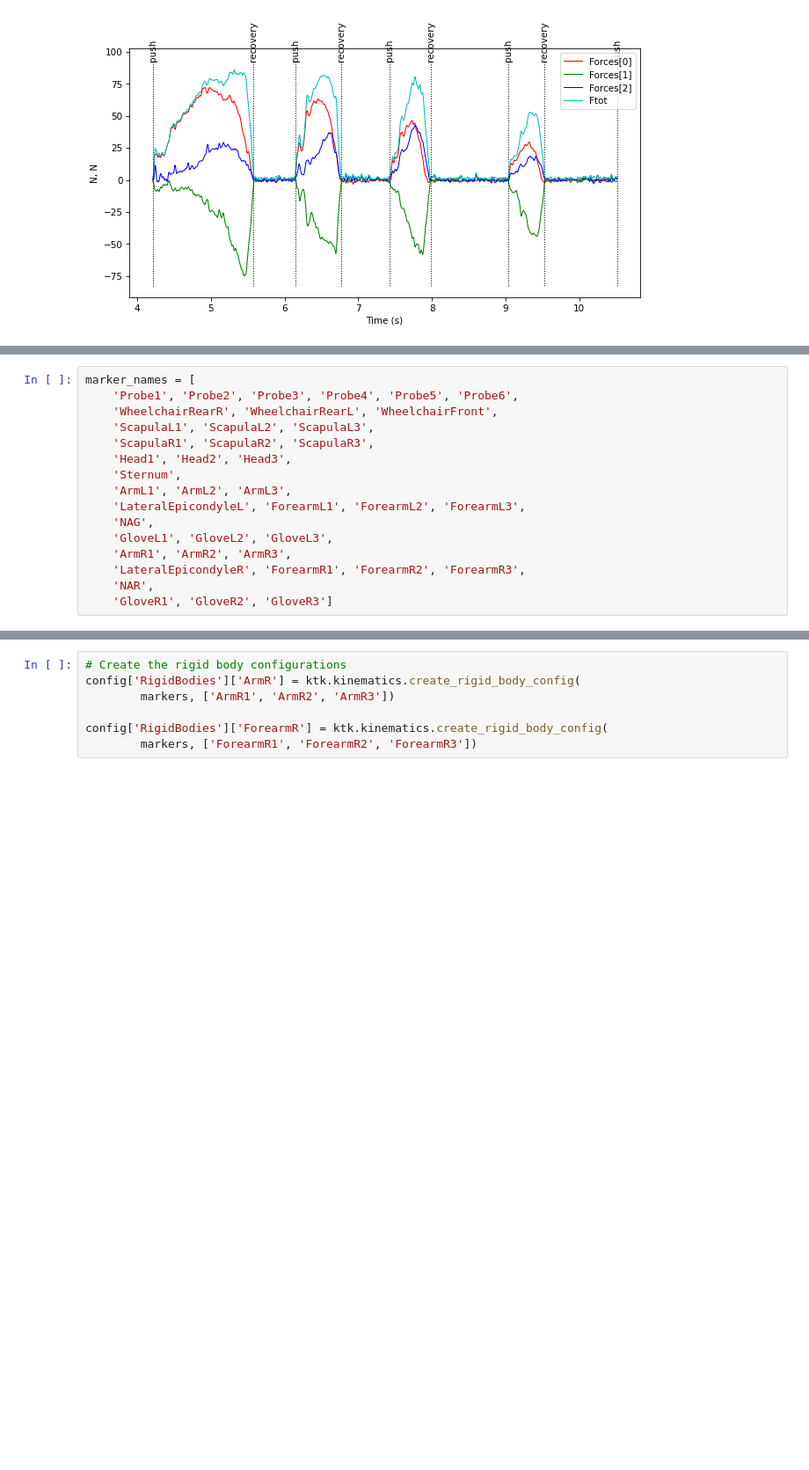
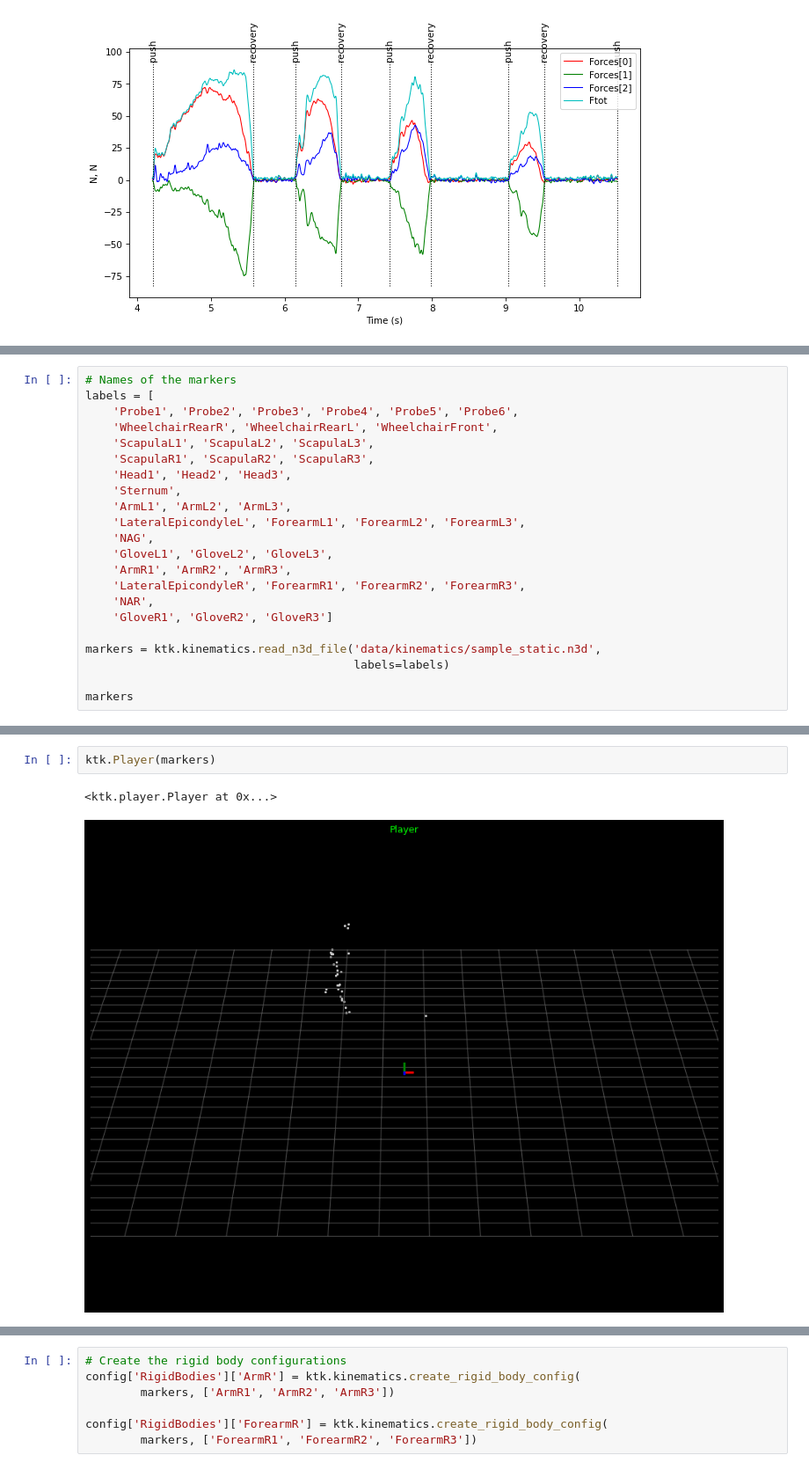
Before and after one commit to kineticstoolkit/kineticstoolkit, a Jupyter notebook: tutorials/index.ipynb, the cells around one changed output, grey strips where cells are left out. Shown at 88% size. Cells and saved outputs as stored; diff of their text form; blank space fills up the shorter version.

```diff
--- a/tutorials/index.ipynb
+++ b/tutorials/index.ipynb
@@ -378,5 +393,6 @@ another system such as Optitrack or Vicon, the marker names would be included in
 # %%
-marker_names = [
+# Names of the markers
+labels = [
     'Probe1', 'Probe2', 'Probe3', 'Probe4', 'Probe5', 'Probe6',
     'WheelchairRearR', 'WheelchairRearL', 'WheelchairFront',
     'ScapulaL1', 'ScapulaL2', 'ScapulaL3',
@@ -391,3 +407,8 @@ marker_names = [
     'LateralEpicondyleR', 'ForearmR1', 'ForearmR2', 'ForearmR3',
     'NAR',
     'GloveR1', 'GloveR2', 'GloveR3']
+
+markers = ktk.kinematics.read_n3d_file('data/kinematics/sample_static.n3d',
+                                       labels=labels)
+
+markers
@@ -394 +448,6 @@ marker_names = [
+# %%
+ktk.Player(markers)
+# %% [output]
+<ktk.player.Player at 0x...>
+[figure, added]
 # %% [markdown]
```
Also changed, not shown: parts of 35 cells of this notebook, 17 other files.
